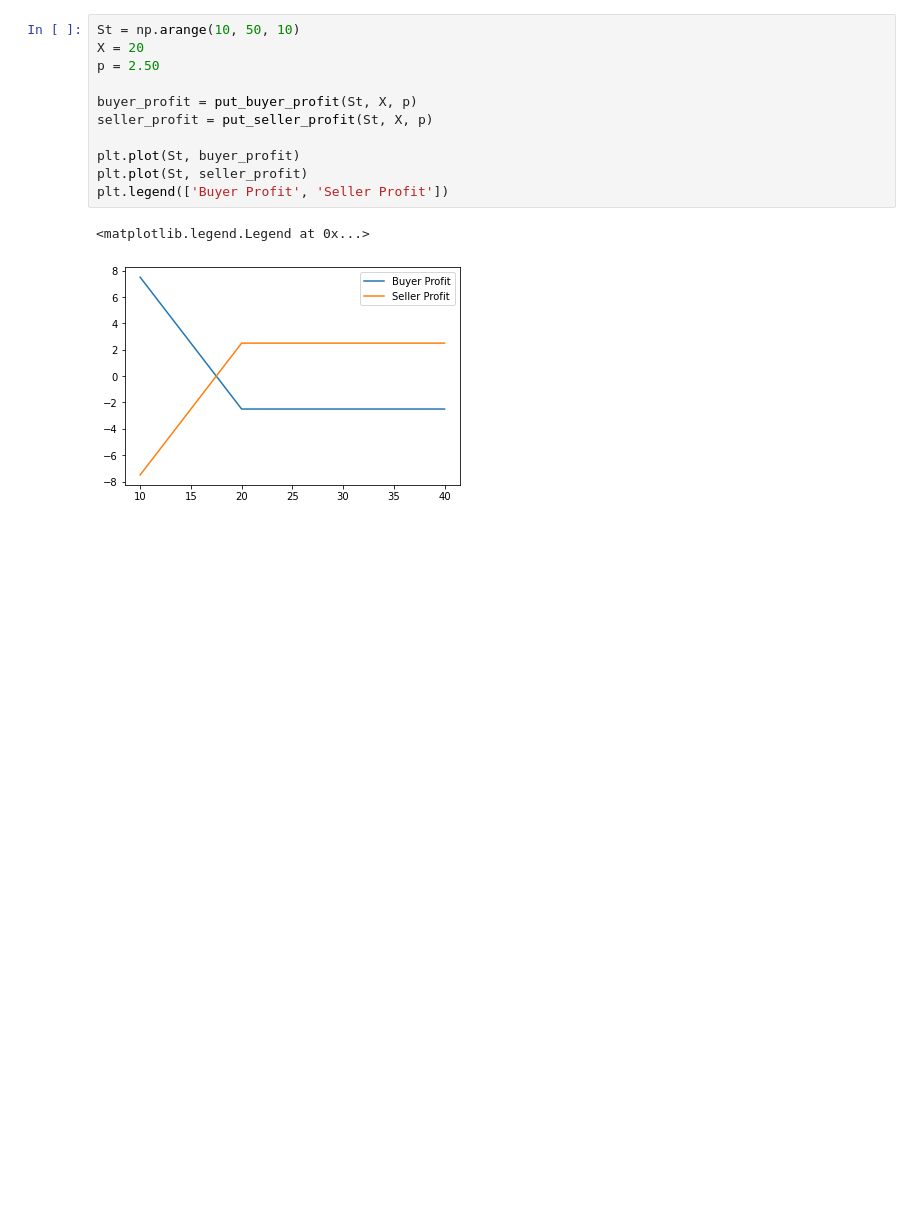
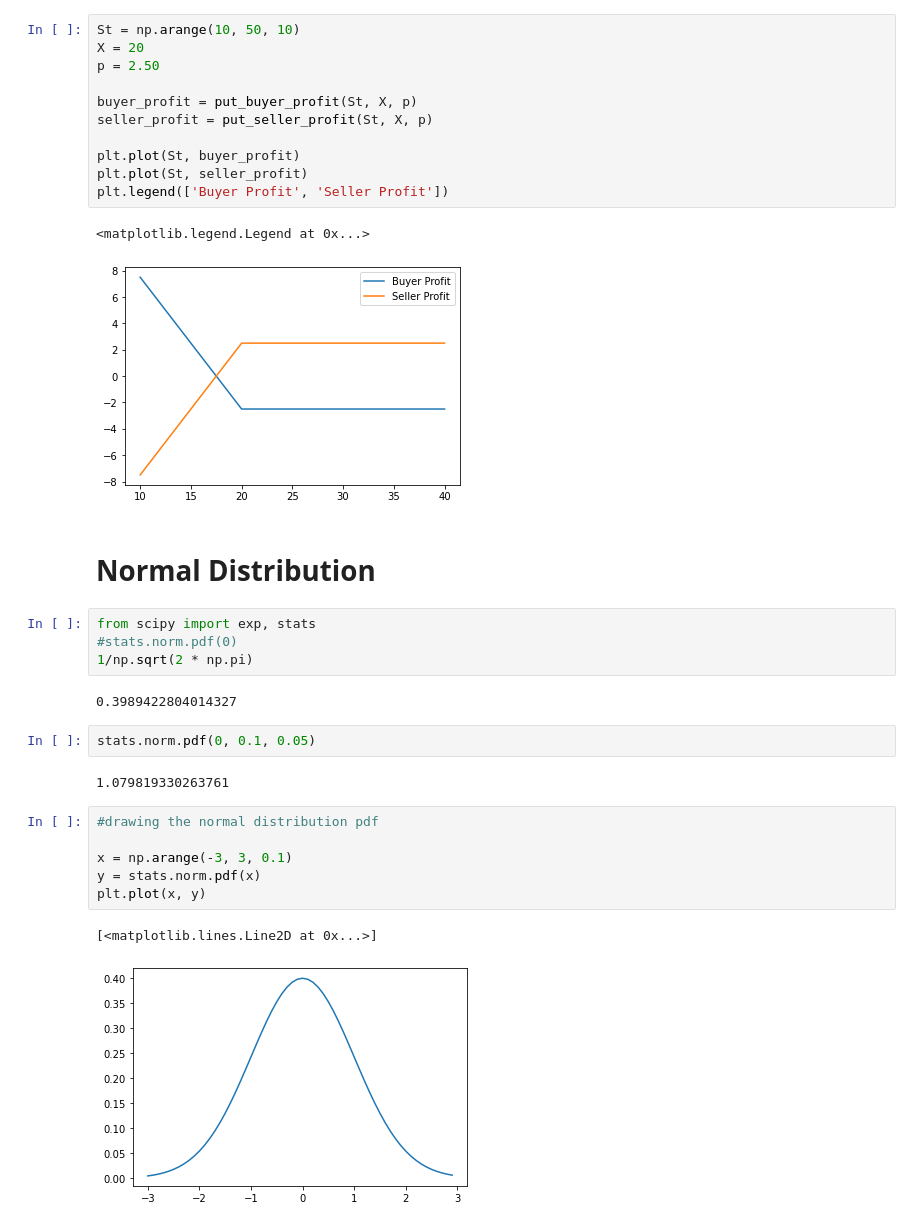
Before and after one commit to malharmkm/pyth-finance, a Jupyter notebook: black_scholes.ipynb, the cells around one changed output. Cells and saved outputs as stored; diff of their text form; blank space fills up the shorter version.

```diff
--- a/black_scholes.ipynb
+++ b/black_scholes.ipynb
@@ -76,3 +76,24 @@ plt.legend(['Buyer Profit', 'Seller Profit'])
 # %% [output]
 <matplotlib.legend.Legend at 0x...>
 [figure]
+# %% [markdown]
+# Normal Distribution
+# %%
+from scipy import exp, stats
+#stats.norm.pdf(0)
+1/np.sqrt(2 * np.pi)
+# %% [output]
+0.3989422804014327
+# %%
+stats.norm.pdf(0, 0.1, 0.05)
+# %% [output]
+1.079819330263761
+# %%
+#drawing the normal distribution pdf
+
+x = np.arange(-3, 3, 0.1)
+y = stats.norm.pdf(x)
+plt.plot(x, y)
+# %% [output]
+[<matplotlib.lines.Line2D at 0x...>]
+[figure, added]
```
Also changed, not shown: parts of 2 cells of this notebook, 1 other file.
